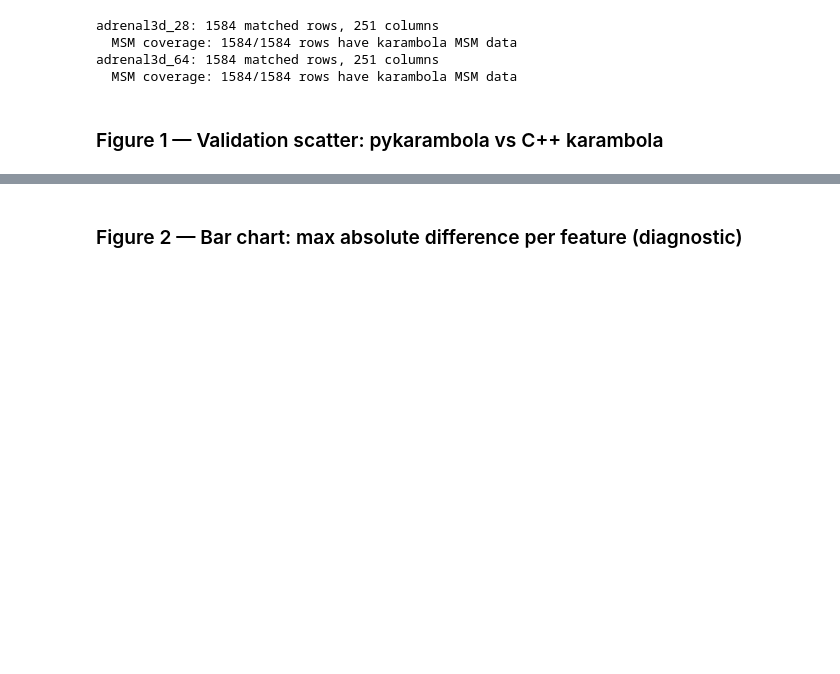
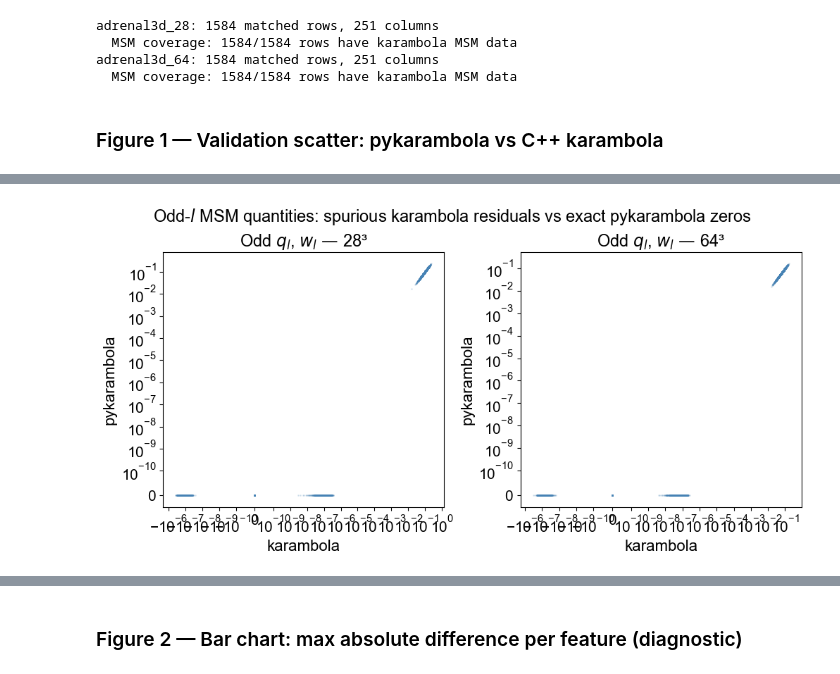
Before and after one commit to Ishihara-SynthMorph/pykarambola, a Jupyter notebook: paper/notebooks/benchmark_adrenal3d.ipynb, the cells around one changed output, grey strips where cells are left out. Cells and saved outputs as stored; diff of their text form; code cells hidden in the pictures; blank space fills up the shorter version.

```diff
--- a/paper/notebooks/benchmark_adrenal3d.ipynb
+++ b/paper/notebooks/benchmark_adrenal3d.ipynb
@@ -678,3 +805,41 @@ def abs_diff_summary(df_m, cols):
+# %%
+fig, axes = plt.subplots(1, 2, figsize=(10, 5), constrained_layout=True)
+
+odd_features = (
+    [f'msm_ql_{n}' for n in range(1, 9, 2)]
+    + [f'msm_wl_{n}' for n in range(1, 9, 2)]
+)
+
+for ax, channel in zip(axes, CHANNELS):
+    df_m = merged[channel]
+    k_all, py_all = [], []
+    for feat in odd_features:
+        if f'{feat}_k' not in df_m.columns or f'{feat}_py' not in df_m.columns:
+            continue
+        k_vals  = df_m[f'{feat}_k'].dropna()
+        py_vals = df_m[f'{feat}_py'].dropna()
+        common  = k_vals.index.intersection(py_vals.index)
+        k_all.append(k_vals.loc[common].values)
+        py_all.append(py_vals.loc[common].values)
+
+    if k_all:
+        k_all  = np.concatenate(k_all)
+        py_all = np.concatenate(py_all)
+        ax.scatter(k_all, py_all, s=1, alpha=0.15, rasterized=True, color='steelblue')
+
+    ax.set_title(f'Odd $q_l$, $w_l$ — {channel}³', fontsize=BASE_FONT)
+    ax.set_xscale('symlog', linthresh=1e-10)
+    ax.set_yscale('symlog', linthresh=1e-10)
+    ax.set_xlabel('karambola', fontsize=BASE_FONT - 1)
+    ax.set_ylabel('pykarambola', fontsize=BASE_FONT - 1)
+    ax.tick_params(labelsize=BASE_FONT - 2)
+
+fig.suptitle('Odd-$l$ MSM quantities: spurious karambola residuals vs exact pykarambola zeros',
+             fontsize=BASE_FONT)
+plt.savefig(os.path.join(FIGURES_PATH, 'scatter_odd_msm.pdf'), dpi=150, bbox_inches='tight')
+plt.show()
+# %% [output]
+[figure, added]
 # %%
 # ── Feature groups ───────────────────────────────────────────────────────
 feat_groups = {
```
Also changed, not shown: parts of 14 cells of this notebook, 25 other files.
